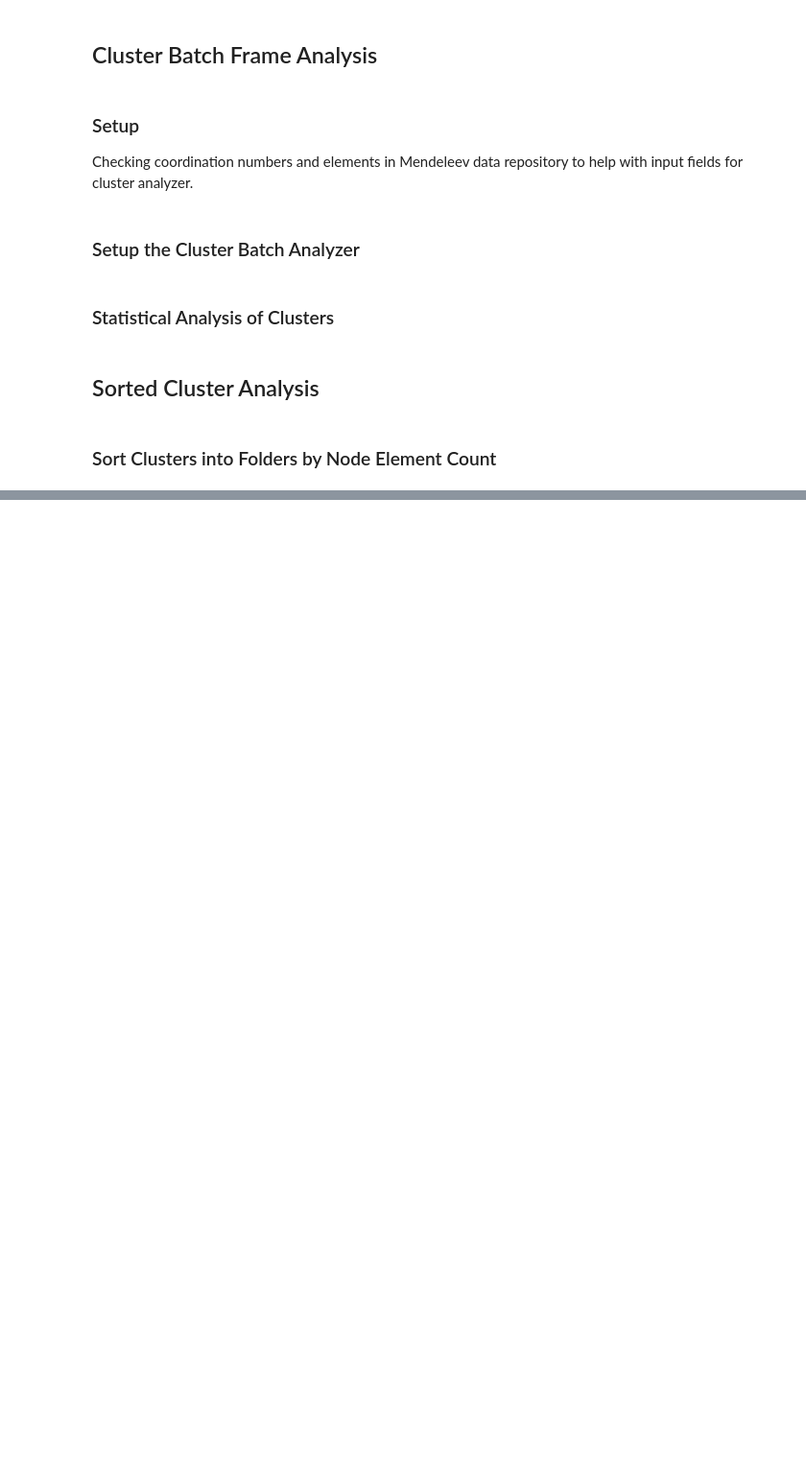
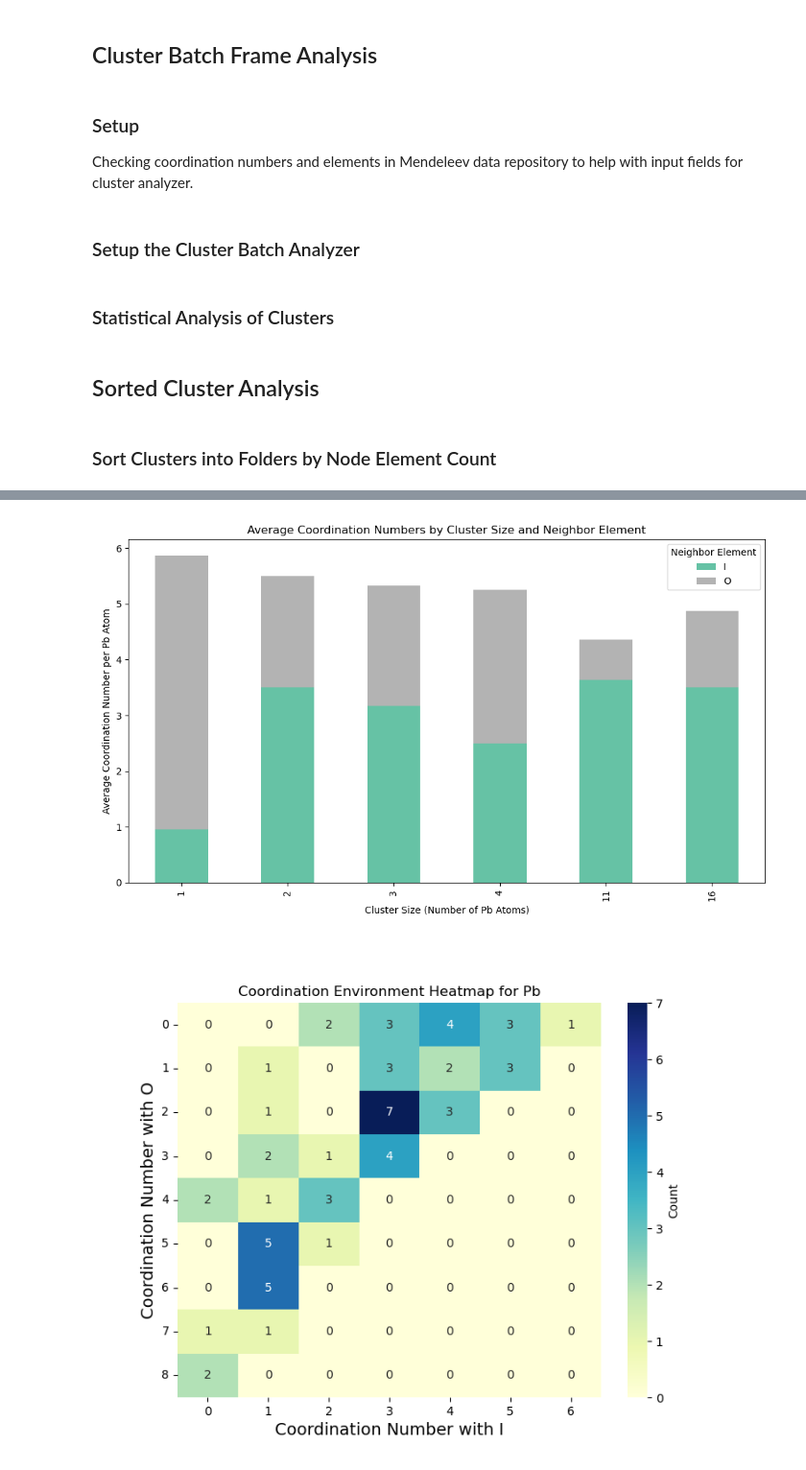
Before and after one commit to kewh5868/MDScatter, a Jupyter notebook: notebooks/3_clusterstatistics.ipynb, the cells around one changed output, grey strips where cells are left out. Shown at 96% size. Saved outputs shown, nothing was run; the diff lists cells and outputs as text; code cells hidden in the pictures; blank space fills up the shorter version.

Commit message:
adding tools to plot cluster coordination distributions

```diff
--- a/notebooks/3_clusterstatistics.ipynb
+++ b/notebooks/3_clusterstatistics.ipynb
@@ -202,0 +229,26 @@ for pattern, count in sharing_patterns.items():
+# %%
+
+# Plot average coordination numbers
+analyzer.plot_average_coordination_numbers()
+
+# # Plot coordination number distribution
+# analyzer.plot_coordination_number_distribution()
+
+# Define the central element and neighbor elements
+central_element = 'Pb'
+neighbor_elements = ['I', 'O']  # Exactly two neighbor elements
+
+# Define the ranges for coordination numbers
+x_range = (0, 6)  # For 'I' coordination numbers ranging from 0 to 8
+y_range = (0, 8)  # For 'O' coordination numbers ranging from 0 to 8
+
+# Call the method to calculate and plot the heatmap
+analyzer.calculate_and_plot_coordination_heatmap_from_data(
+    central_element=central_element,
+    neighbor_elements=neighbor_elements,
+    x_range=x_range,
+    y_range=y_range
+)
+# %% [output]
+[figure, added]
+[figure, added]
```
Also changed, not shown: parts of 7 cells of this notebook, 1 other file.
